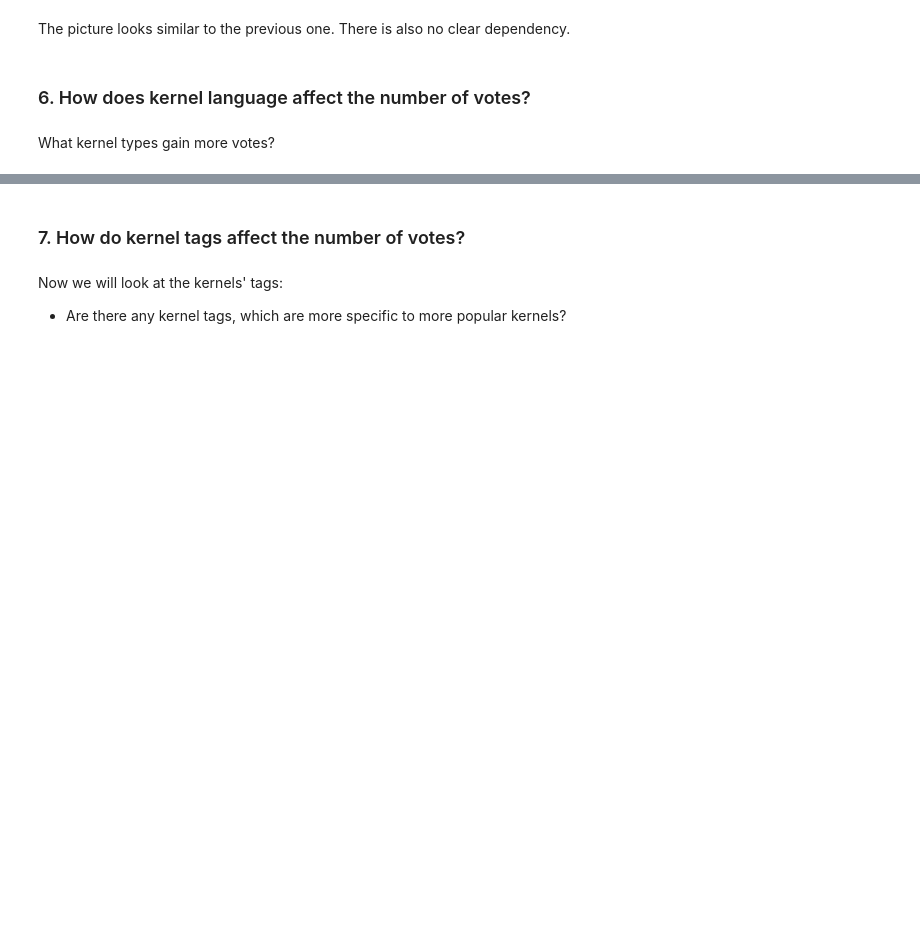
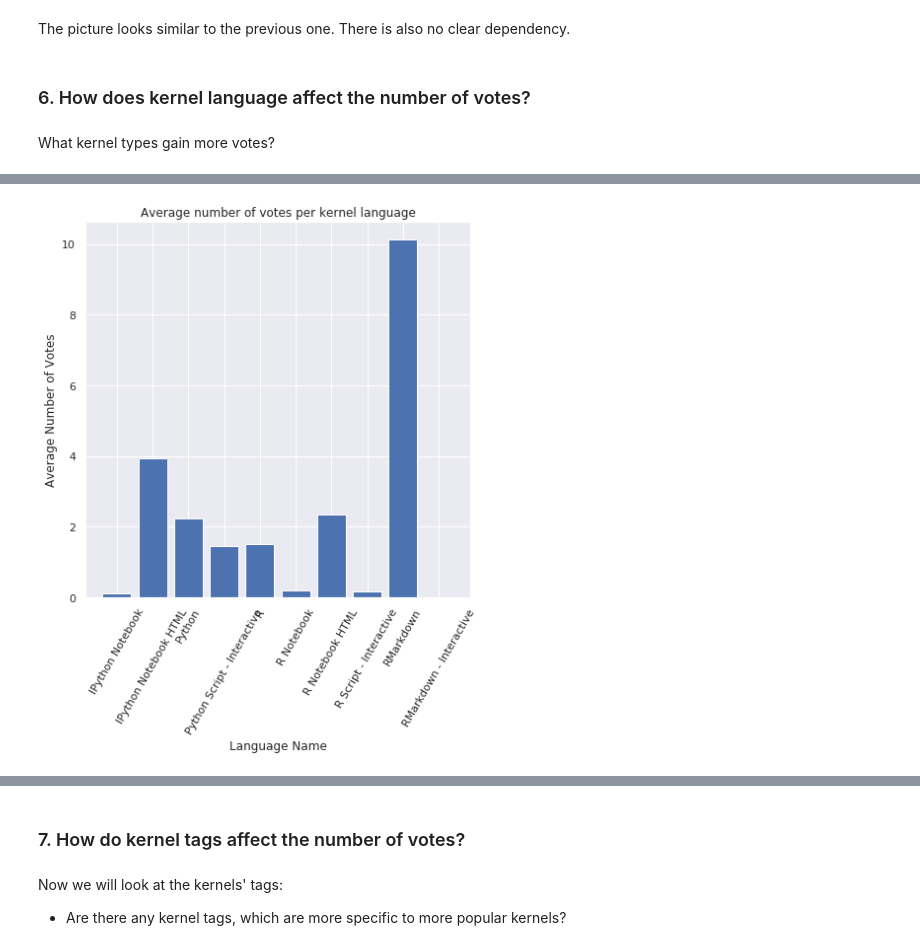
Before and after one commit to Lexie88rus/kaggle_kernel_votes_analysis, a Jupyter notebook: How to get upvotes for a kernel on Kaggle.ipynb, the cells around one changed output, grey strips where cells are left out. Drawn from its saved outputs; the diff is of its cells as text; code cells hidden in the pictures; blank space fills up the shorter version.

```diff
--- a/How to get upvotes for a kernel on Kaggle.ipynb
+++ b/How to get upvotes for a kernel on Kaggle.ipynb
@@ -587,3 +592,18 @@ The picture looks similar to the previous one. There is also no clear dependency
 ### 6. How does kernel language affect the number of votes?
 # %% [markdown]
 What kernel types gain more votes?
+# %%
+#prepare the data for the analysis
+
+kernels_trc = kernels[['Id' , 'TotalVotes', 'CurrentKernelVersionId']]
+kernels_trc = kernels_trc.rename(columns = {'Id': 'KernelId', 'CurrentKernelVersionId' : 'VersionId'})
+
+kernel_versions_trc = kernel_versions[['Id', 'KernelId', 'KernelLanguageId']]
+kernel_versions_trc = kernel_versions_trc.rename(columns = {'Id' : 'VersionId'})
+
+kernel_lang_ren = kernel_lang.rename(columns = {'Id' : 'KernelLanguageId'})
+
+kernels_trc_lang = kernels_trc.merge(kernel_versions_trc, on = ['VersionId', 'KernelId'])
+kernels_trc_lang = kernels_trc_lang.merge(kernel_lang_ren, on = 'KernelLanguageId')
+
+kernels_trc_lang.head()
@@ -589,0 +617,20 @@ What kernel types gain more votes?
+# %%
+#get average number of votes per language name
+votes_by_lang = kernels_trc_lang.groupby('Name').mean().reset_index()[['Name', 'TotalVotes']]
+votes_by_lang = votes_by_lang.sort_values(by = 'Name', ascending = True)
+votes_by_lang = votes_by_lang.rename(columns = {'TotalVotes' : 'Average Votes'})
+# %%
+#plot bar chart with matplotlib
+
+plt.bar(votes_by_lang['Name'], votes_by_lang['Average Votes'])
+plt.xticks(votes_by_lang['Name'])
+plt.xticks(rotation=60)
+
+plt.xlabel('Language Name')
+plt.ylabel('Average Number of Votes')
+
+plt.title('Average number of votes per kernel language')
+
+plt.show()
+# %% [output]
+[figure, added]
```
Also changed, not shown: parts of 32 cells of this notebook.
